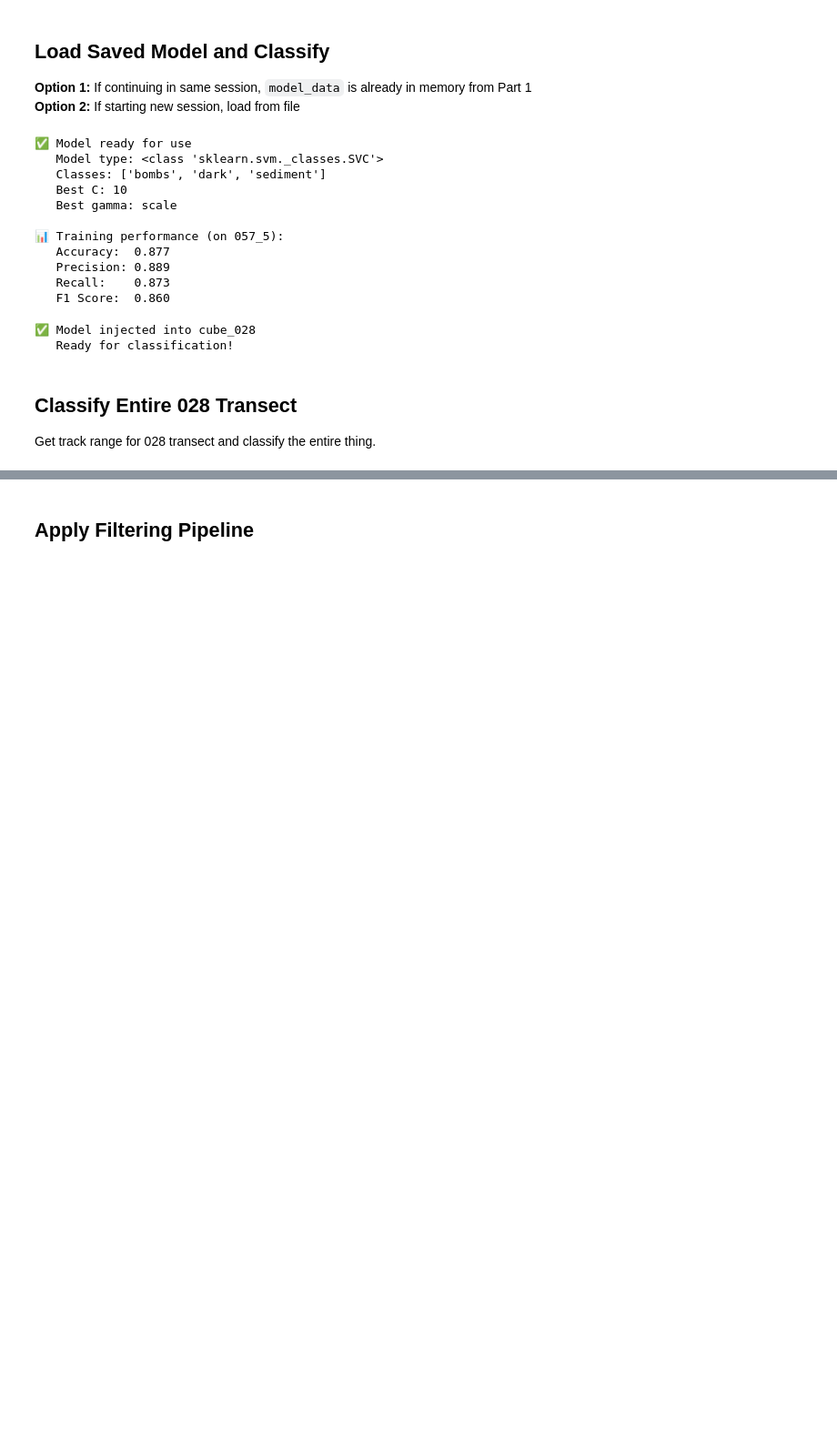
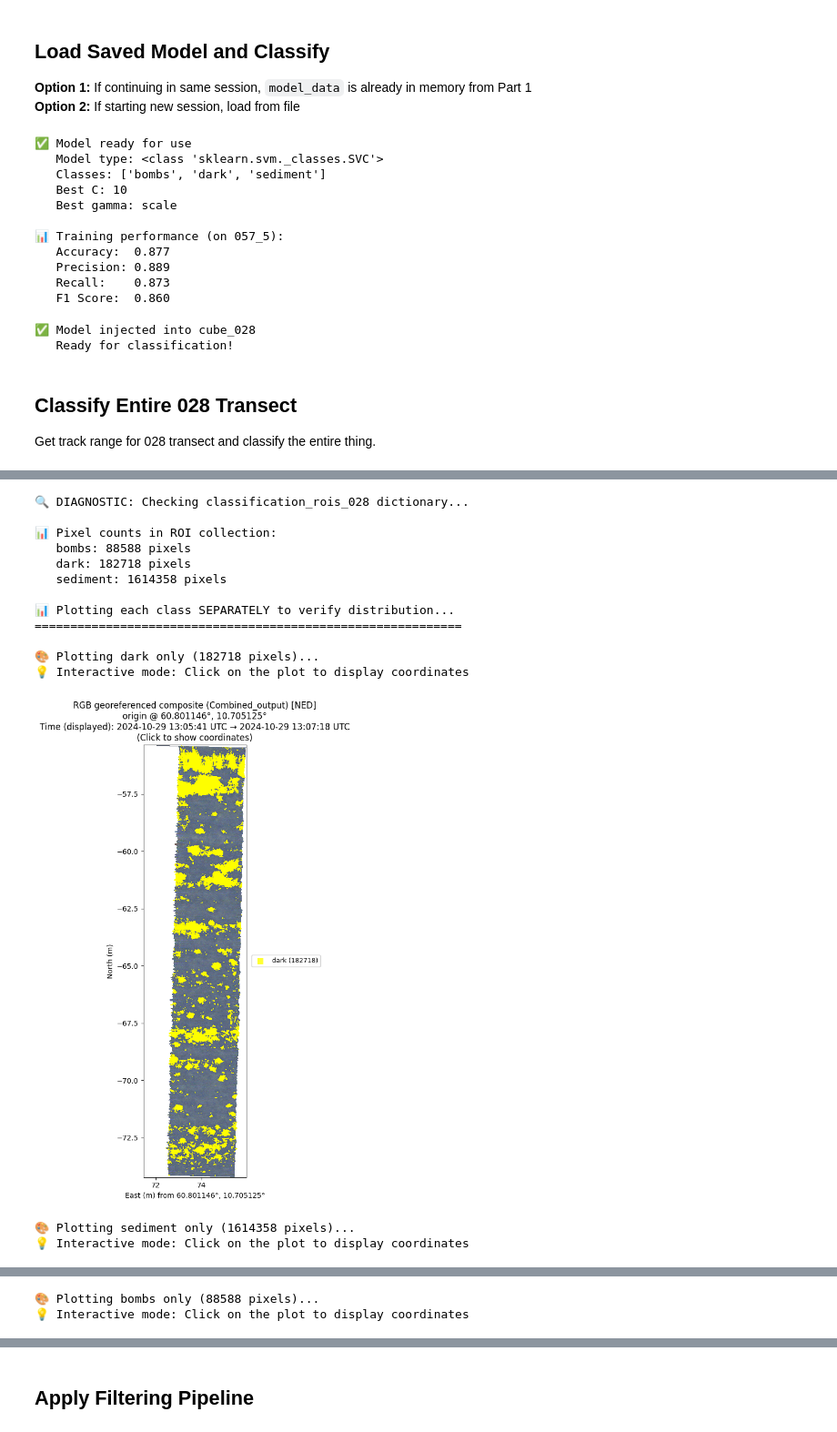
Before and after one commit to erikliiu/gref4hsi, a Jupyter notebook: gref4hsi/final_act/dev/dev23_train_on_full_057_apply_to_028.ipynb, the cells around one changed output, grey strips where cells are left out. Shown at 91% size. Cells and saved outputs as stored; diff of their text form; code cells hidden in the pictures; blank space fills up the shorter version.

```diff
--- a/gref4hsi/final_act/dev/dev23_train_on_full_057_apply_to_028.ipynb
+++ b/gref4hsi/final_act/dev/dev23_train_on_full_057_apply_to_028.ipynb
@@ -762,0 +754,48 @@ cube_028.plot_georef(
+# %%
+# 🔍 DIAGNOSTIC: Verify pixel counts and plot each class separately
+print("🔍 DIAGNOSTIC: Checking classification_rois_028 dictionary...")
+print(f"\n📊 Pixel counts in ROI collection:")
+for class_name in sorted(classification_rois_028.keys()):
+    print(f"   {class_name}: {len(classification_rois_028[class_name])} pixels")
+
+print(f"\n📊 Plotting each class SEPARATELY to verify distribution...")
+print("=" * 60)
+
+# Plot each class individually
+for class_name in ["dark", "sediment", "bombs"]:
+    if class_name in classification_rois_028:
+        print(
+            f"\n🎨 Plotting {class_name} only ({len(classification_rois_028[class_name])} pixels)..."
+        )
+
+        # Create single-class ROI collection
+        single_class_rois = {class_name: classification_rois_028[class_name]}
+
+        cube_028.plot_georef(
+            use_corrected=True,
+            coordinate_system="NED",
+            track_start=track_start_028,
+            track_end=track_end_028,
+            figsize=(40, 10),
+            roi_collection=single_class_rois,
+            roi_marker_size=1,
+            roi_legend_loc="outside",
+            roi_marker_edgewidth=0,
+            roi_legend_markersize=50,
+        )
+# %% [output]
+🔍 DIAGNOSTIC: Checking classification_rois_028 dictionary...
+
+📊 Pixel counts in ROI collection:
+   bombs: 88588 pixels
+   dark: 182718 pixels
+   sediment: 1614358 pixels
+
+📊 Plotting each class SEPARATELY to verify distribution...
+============================================================
+
+🎨 Plotting dark only (182718 pixels)...
+💡 Interactive mode: Click on the plot to display coordinates
+[figure, added]
+🎨 Plotting sediment only (1614358 pixels)...
+💡 Interactive mode: Click on the plot to display coordinates
@@ -762,0 +803,2 @@ cube_028.plot_georef(
+🎨 Plotting bombs only (88588 pixels)...
+💡 Interactive mode: Click on the plot to display coordinates
```
Also changed, not shown: parts of 13 cells of this notebook, 24 other files.
